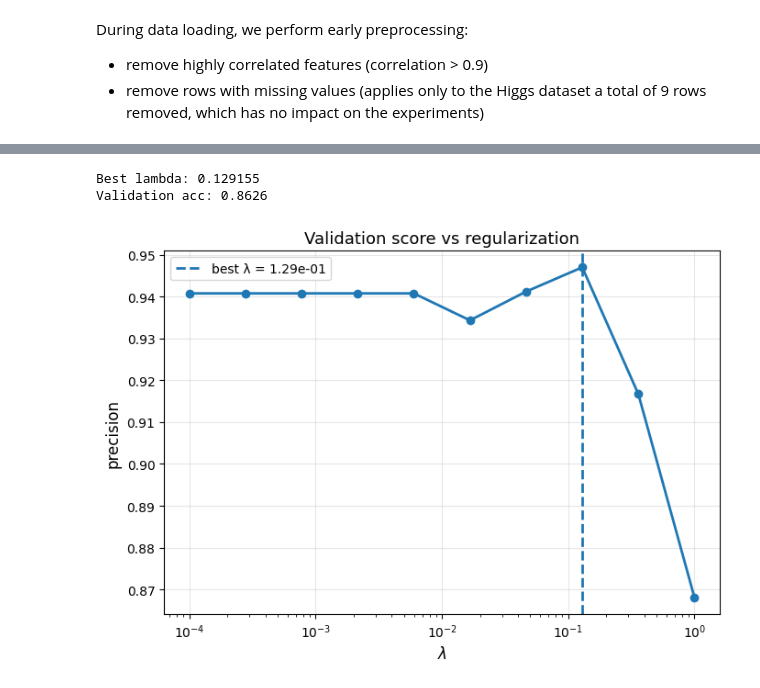
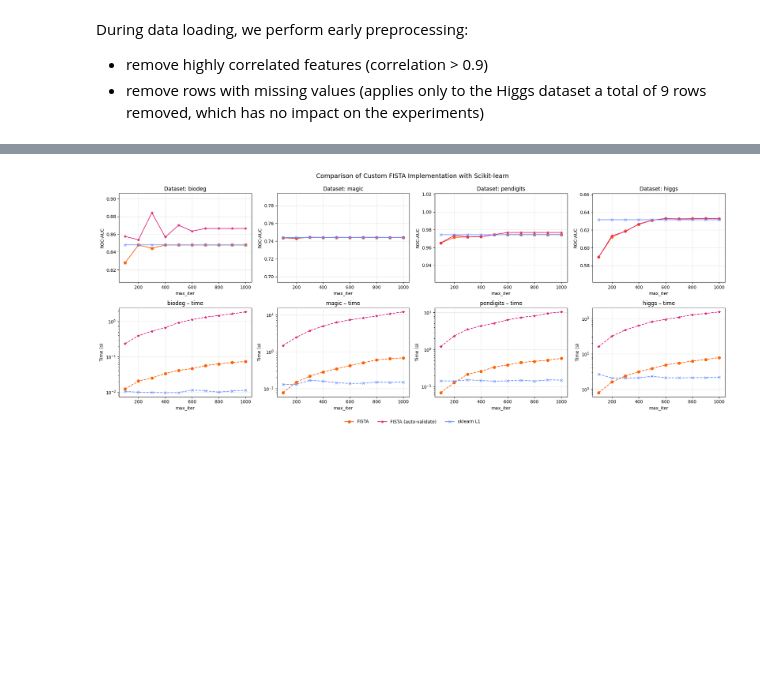
Before and after one commit to kwiatkowskaa/logistic-regression-missing-labels, a Jupyter notebook: notebooks/fista_logreg_unlabeled.ipynb, the cells around one changed output, grey strips where cells are left out. Drawn from its saved outputs; the diff is of its cells as text; code cells hidden in the pictures; blank space fills up the shorter version.

Commit message:
comparison with sklearn

```diff
--- a/notebooks/fista_logreg_unlabeled.ipynb
+++ b/notebooks/fista_logreg_unlabeled.ipynb
@@ -76,16 +242,4 @@ X_valid = scaler.transform(X_valid)
 # %%
-model = FISTALogisticLasso(max_iter=1000)
-model.validate(X_valid, y_valid)
-print(f"Best lambda: {model.best_lambda_:.6f}")
-
-model.fit(X_train, y_train)
-y_pred = model.predict(X_valid)
-acc = (y_pred == y_valid).mean()
-print(f"Validation acc: {acc:.4f}")
+compare_fista_sklearn(processed_datasets, max_iters=np.linspace(100, 1000, 10).astype(int), lam=1.0)
 # %% [output]
-Best lambda: 0.129155
-Validation acc: 0.8626
+[figure, added]
-# %%
-model.plot(measure="precision")
-# %% [output]
-[figure, removed]
```
Also changed, not shown: parts of 4 cells of this notebook, 1 other file.
